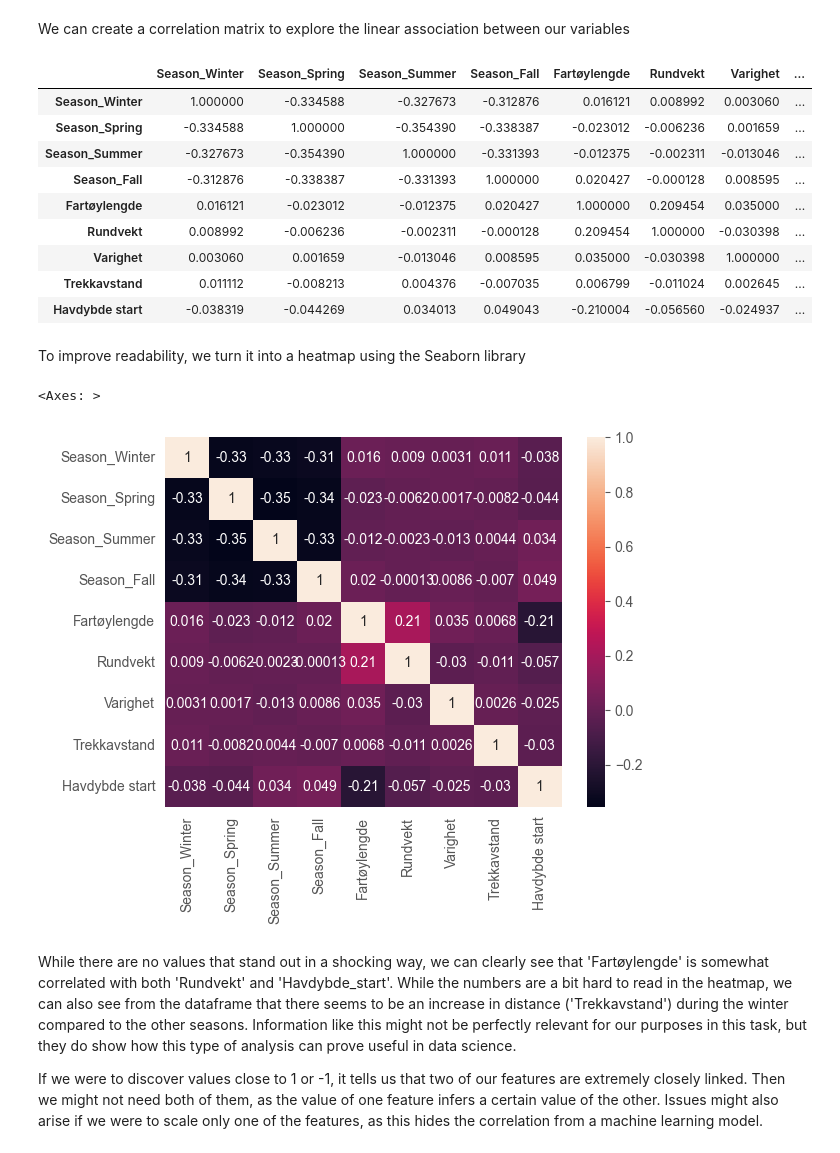
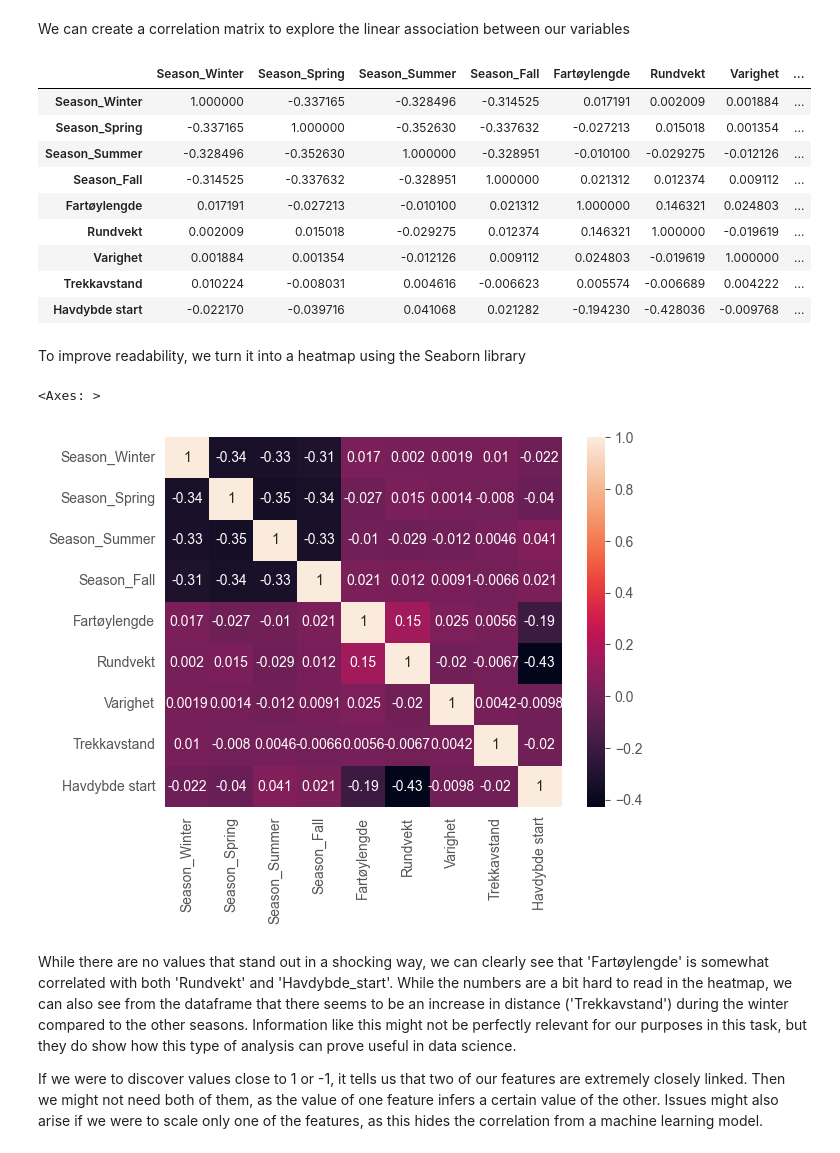
Before and after one commit to StaaleKarlstad/INFO284, a Jupyter notebook: Notebooks/random_forest.ipynb, the cells around one changed output. Cells and saved outputs as stored; diff of their text form; code cells hidden in the pictures.

```diff
--- a/Notebooks/random_forest.ipynb
+++ b/Notebooks/random_forest.ipynb
@@ -288,8 +278,8 @@ In order for us to better be able to use and analyze information currently conta
 
 Lets create and apply a function that maps each datetime object to either 'Winter', 'Spring', 'Summer' or 'Fall':
 # %%
-df_capped['month'] = df_capped['Starttidspunkt'].dt.month
-df_capped = df_capped.drop(['Starttidspunkt'], axis=1)
+df['month'] = df['Starttidspunkt'].dt.month
+df = df.drop(['Starttidspunkt'], axis=1)
 
 def map_to_season(month):
     if month in [12, 1, 2]:
@@ -301,7 +291,7 @@ def map_to_season(month):
     else:
         return 'Fall'
 
-df_capped['Season'] = df_capped['month'].apply(map_to_season)
+df['Season'] = df['month'].apply(map_to_season)
 
-df_capped = pd.get_dummies(df_capped, columns=['Season'])
-df_capped = df_capped.drop(['month'], axis=1)
+df = pd.get_dummies(df, columns=['Season'])
+df = df.drop(['month'], axis=1)
@@ -362,27 +421,27 @@ We can create a correlation matrix to explore the linear association between our
 # %%
 features = [ 'Season_Winter', 'Season_Spring','Season_Summer',
             'Season_Fall', 'Fartøylengde', 'Rundvekt', 'Varighet',
             'Trekkavstand', 'Havdybde start']
-df_corr = df_capped[features].corr()
+df_corr = df[features].corr()
 df_corr
 # %% [output]
 |  | Season_Winter | Season_Spring | Season_Summer | Season_Fall | Fartøylengde | Rundvekt | Varighet | ... |
-| Season_Winter | 1.000000 | -0.334588 | -0.327673 | -0.312876 | 0.016121 | 0.008992 | 0.003060 | ... |
-| Season_Spring | -0.334588 | 1.000000 | -0.354390 | -0.338387 | -0.023012 | -0.006236 | 0.001659 | ... |
-| Season_Summer | -0.327673 | -0.354390 | 1.000000 | -0.331393 | -0.012375 | -0.002311 | -0.013046 | ... |
-| Season_Fall | -0.312876 | -0.338387 | -0.331393 | 1.000000 | 0.020427 | -0.000128 | 0.008595 | ... |
-| Fartøylengde | 0.016121 | -0.023012 | -0.012375 | 0.020427 | 1.000000 | 0.209454 | 0.035000 | ... |
-| Rundvekt | 0.008992 | -0.006236 | -0.002311 | -0.000128 | 0.209454 | 1.000000 | -0.030398 | ... |
-| Varighet | 0.003060 | 0.001659 | -0.013046 | 0.008595 | 0.035000 | -0.030398 | 1.000000 | ... |
-| Trekkavstand | 0.011112 | -0.008213 | 0.004376 | -0.007035 | 0.006799 | -0.011024 | 0.002645 | ... |
-| Havdybde start | -0.038319 | -0.044269 | 0.034013 | 0.049043 | -0.210004 | -0.056560 | -0.024937 | ... |
+| Season_Winter | 1.000000 | -0.337165 | -0.328496 | -0.314525 | 0.017191 | 0.002009 | 0.001884 | ... |
+| Season_Spring | -0.337165 | 1.000000 | -0.352630 | -0.337632 | -0.027213 | 0.015018 | 0.001354 | ... |
+| Season_Summer | -0.328496 | -0.352630 | 1.000000 | -0.328951 | -0.010100 | -0.029275 | -0.012126 | ... |
+| Season_Fall | -0.314525 | -0.337632 | -0.328951 | 1.000000 | 0.021312 | 0.012374 | 0.009112 | ... |
+| Fartøylengde | 0.017191 | -0.027213 | -0.010100 | 0.021312 | 1.000000 | 0.146321 | 0.024803 | ... |
+| Rundvekt | 0.002009 | 0.015018 | -0.029275 | 0.012374 | 0.146321 | 1.000000 | -0.019619 | ... |
+| Varighet | 0.001884 | 0.001354 | -0.012126 | 0.009112 | 0.024803 | -0.019619 | 1.000000 | ... |
+| Trekkavstand | 0.010224 | -0.008031 | 0.004616 | -0.006623 | 0.005574 | -0.006689 | 0.004222 | ... |
+| Havdybde start | -0.022170 | -0.039716 | 0.041068 | 0.021282 | -0.194230 | -0.428036 | -0.009768 | ... |
 # %% [markdown]
 To improve readability, we turn it into a heatmap using the Seaborn library
 # %%
 sns.heatmap(df_corr, annot=True)
 # %% [output]
 <Axes: >
-[figure, old version]
+[figure, new version]
 # %% [markdown]
 While there are no values that stand out in a shocking way, we can clearly see that 'Fartøylengde' is somewhat correlated with both 'Rundvekt' and 'Havdybde_start'. While the numbers are a bit hard to read in the heatmap, we can also see from the dataframe that there seems to be an increase in distance ('Trekkavstand') during the winter compared to the other seasons.
 Information like this might not be perfectly relevant for our purposes in this task, but they do show how this type of analysis can prove useful in data science.
```
Also changed, not shown: parts of 23 cells of this notebook.
